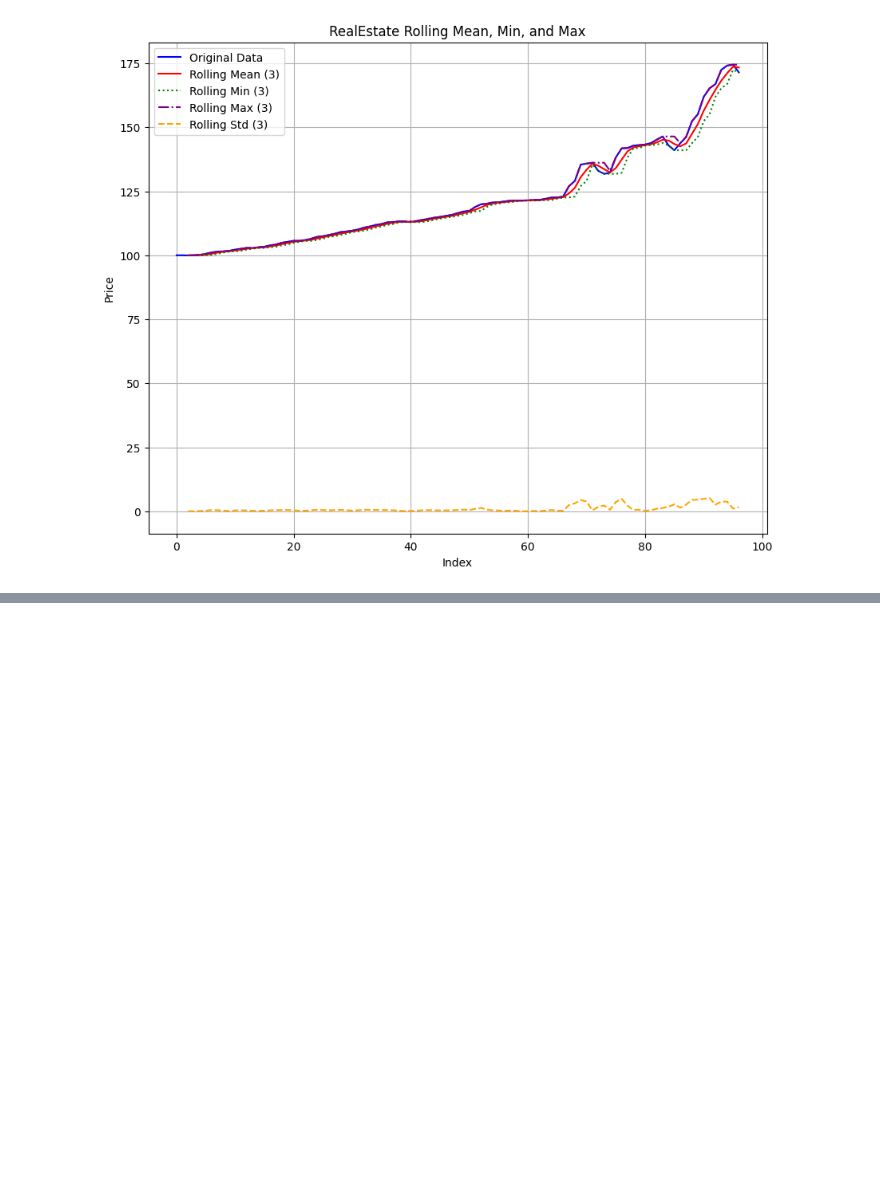
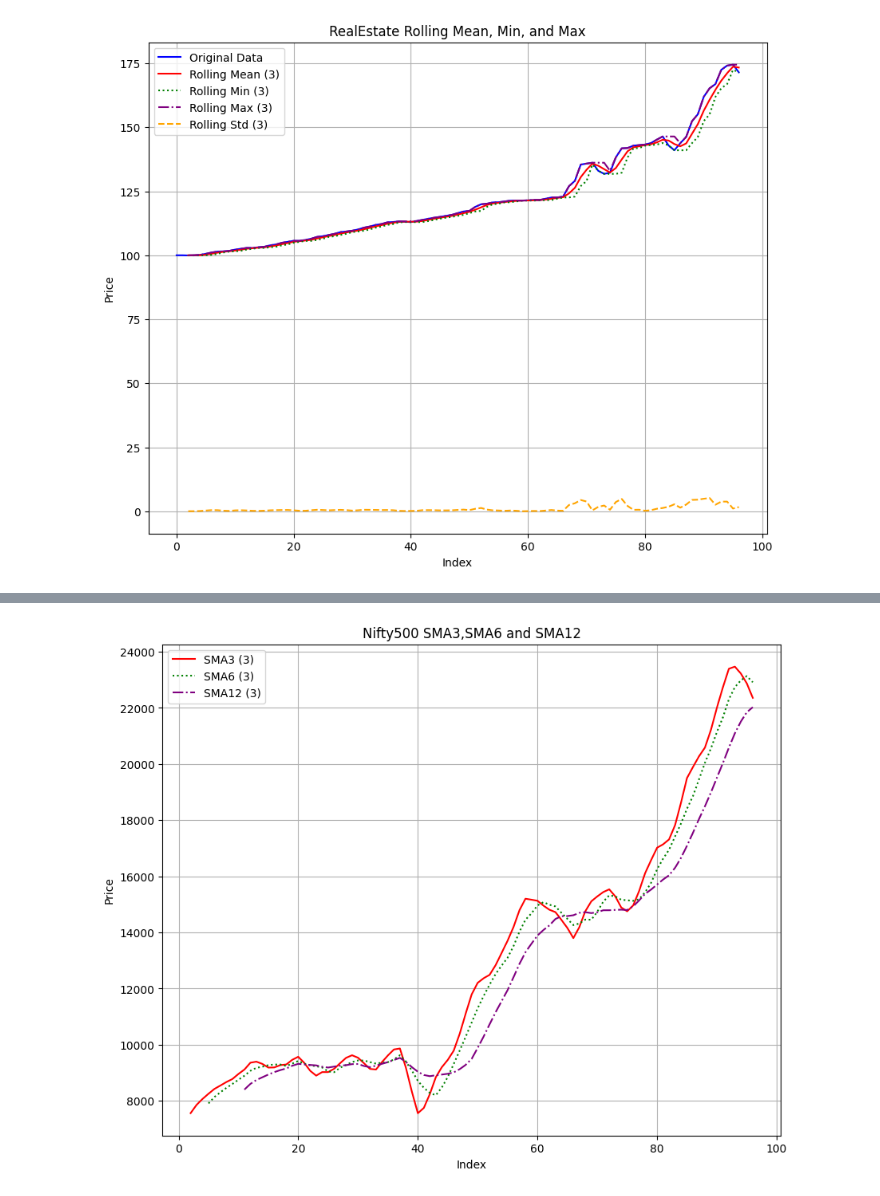
Before and after one commit to jayanthbagare/finpy, a Jupyter notebook: mean_reversion.ipynb, the cells around one changed output, grey strips where cells are left out. Cells and saved outputs as stored; diff of their text form; code cells hidden in the pictures; blank space fills up the shorter version.

```diff
--- a/mean_reversion.ipynb
+++ b/mean_reversion.ipynb
@@ -271,0 +318,23 @@ plt.show()
+# %%
+data = {'Date':df_nifty500_final['Date'],'Price':df_nifty500_final['Price']}
+df_nifty500 = pd.DataFrame(data)
+
+#Create 3,6,12 rolling windows to study the Simple Moving Averages(SMA)
+df_nifty500['SMA3'] = df_nifty500['Price'].rolling(window=3).mean()
+df_nifty500['SMA6'] = df_nifty500['Price'].rolling(window=6).mean()
+df_nifty500['SMA12'] = df_nifty500['Price'].rolling(window=12).mean()
+
+plt.figure(figsize=(10, 8)) # Set figure size for better visualization
+# plt.plot(df_nifty500['Price'], label='Original Data', color='blue')
+plt.plot(df_nifty500['SMA3'], label=f'SMA3 ({window_size})', color='red', linestyle='solid')
+plt.plot(df_nifty500['SMA6'], label=f'SMA6 ({window_size})', color='green', linestyle=':')
+plt.plot(df_nifty500['SMA12'], label=f'SMA12 ({window_size})', color='purple', linestyle='-.')
+
+plt.title('Nifty500 SMA3,SMA6 and SMA12')
+plt.xlabel('Index')
+plt.ylabel('Price')
+plt.legend()
+plt.grid(True)
+plt.show()
+# %% [output]
+[figure, added]
```
Also changed, not shown: parts of 3 cells of this notebook.
